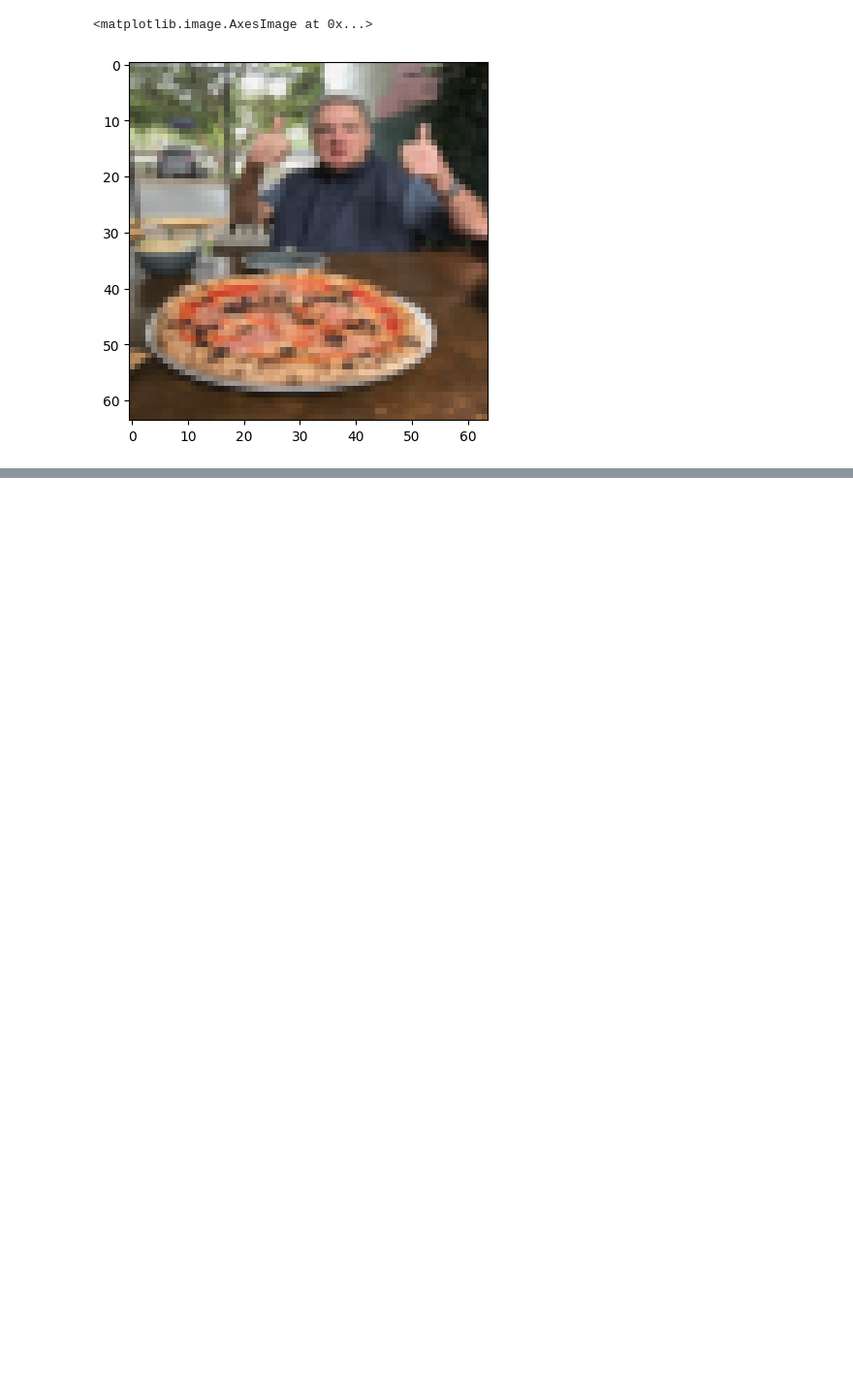
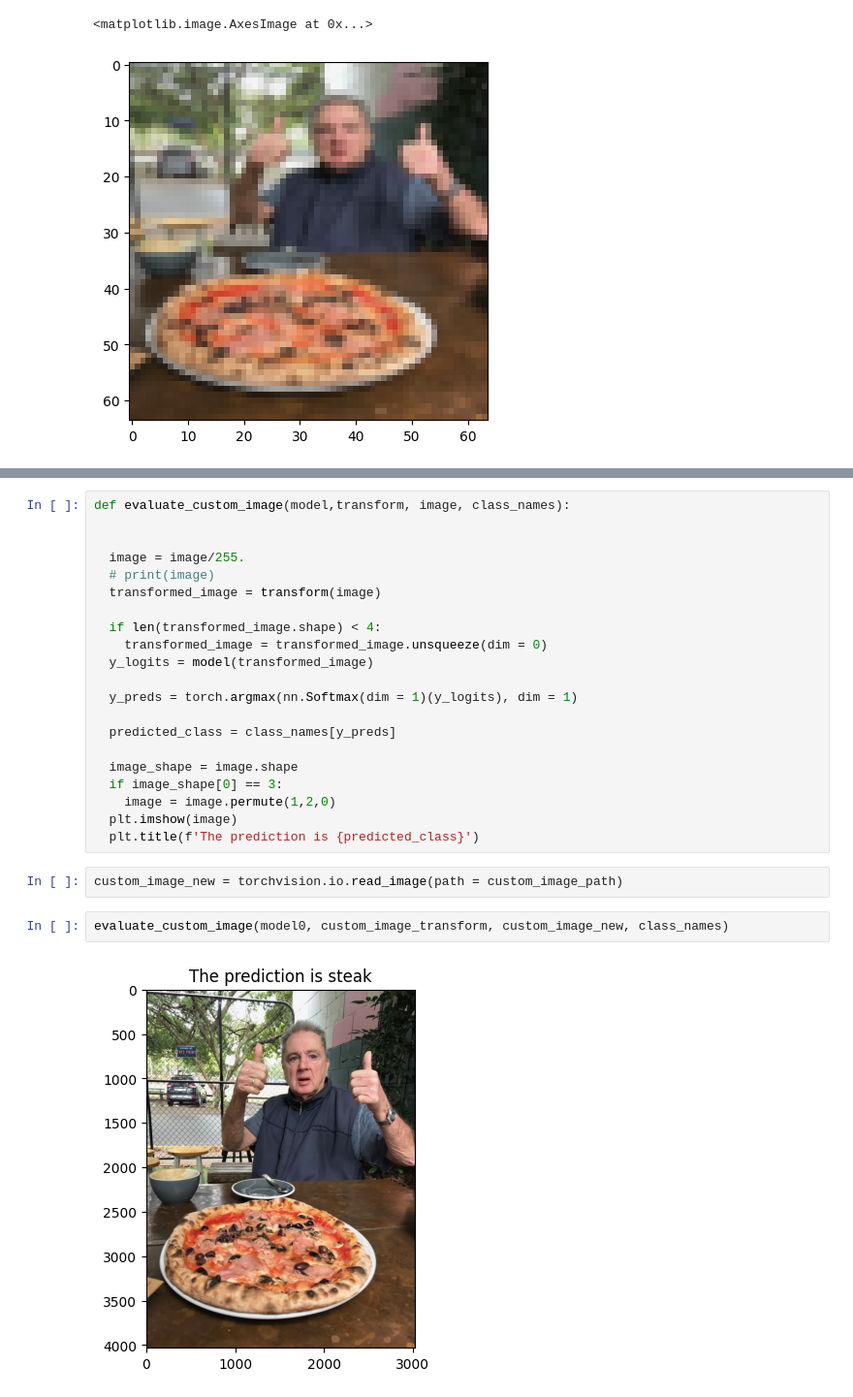
Before and after one commit to saivenkatreddy29/Pytorch-Learning, a Jupyter notebook: Custom_Datasets.ipynb, the cells around one changed output, grey strips where cells are left out. Shown at 97% size. Drawn from its saved outputs; the diff is of its cells as text; blank space fills up the shorter version.

```diff
--- a/Custom_Datasets.ipynb
+++ b/Custom_Datasets.ipynb
@@ -924,0 +929,27 @@ the image is of pizza
+# %%
+def evaluate_custom_image(model,transform, image, class_names):
+
+
+  image = image/255.
+  # print(image)
+  transformed_image = transform(image)
+
+  if len(transformed_image.shape) < 4:
+    transformed_image = transformed_image.unsqueeze(dim = 0)
+  y_logits = model(transformed_image)
+
+  y_preds = torch.argmax(nn.Softmax(dim = 1)(y_logits), dim = 1)
+
+  predicted_class = class_names[y_preds]
+
+  image_shape = image.shape
+  if image_shape[0] == 3:
+    image = image.permute(1,2,0)
+  plt.imshow(image)
+  plt.title(f'The prediction is {predicted_class}')
+# %%
+custom_image_new = torchvision.io.read_image(path = custom_image_path)
+# %%
+evaluate_custom_image(model0, custom_image_transform, custom_image_new, class_names)
+# %% [output]
+[figure, added]
```
Also changed, not shown: parts of 17 cells of this notebook.
